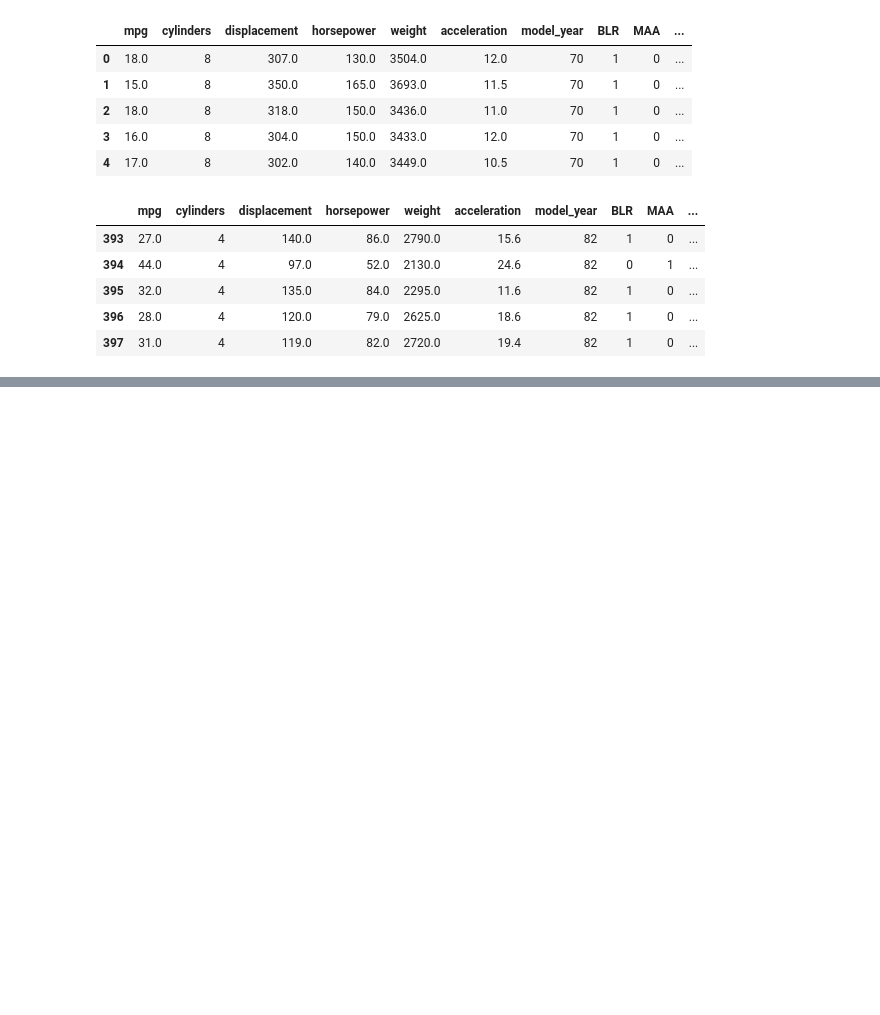
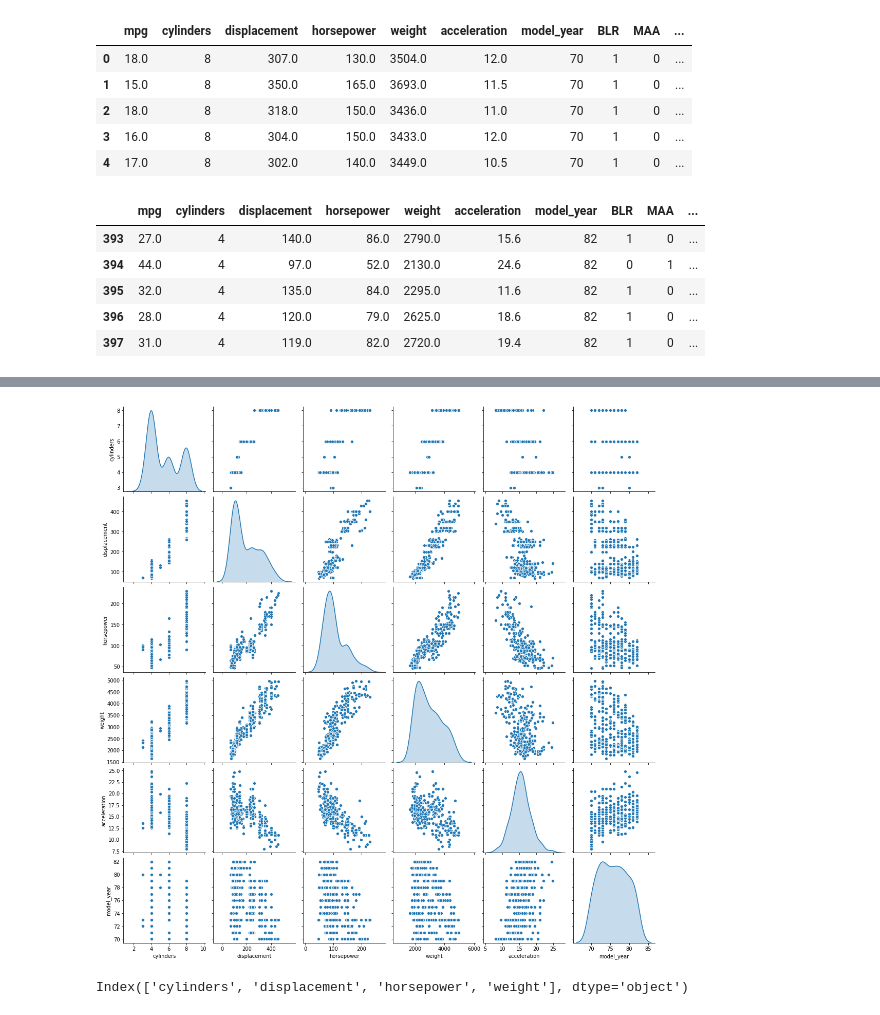
Before and after one commit to a-forty-two/cylons, a Jupyter notebook: 07_Deep_Regression.ipynb, the cells around one changed output, grey strips where cells are left out. Saved outputs shown, nothing was run; the diff lists cells and outputs as text; code cells hidden in the pictures; blank space fills up the shorter version.

```diff
--- a/07_Deep_Regression.ipynb
+++ b/07_Deep_Regression.ipynb
@@ -191,0 +207,16 @@ df.tail()
+# %%
+# train_test_split function -> in most cases
+# SAMPLING -> based on interval, based on events
+
+traindata = df.sample(frac=0.75, random_state=42)
+testdata = df.drop(traindata.index)
+# %%
+myfeatures = traindata.columns[1:-3] # from cylinders till model_year
+sns.pairplot(traindata[myfeatures], diag_kind='kde')
+plt.show()
+# MODEL year -> ALL OVER THE PLACE, no clear boundaries could be used
+myfeatures = myfeatures[:-2]
+myfeatures
+# %% [output]
+[figure, added]
+Index(['cylinders', 'displacement', 'horsepower', 'weight'], dtype='object')
```
Also changed, not shown: parts of 3 cells of this notebook.
